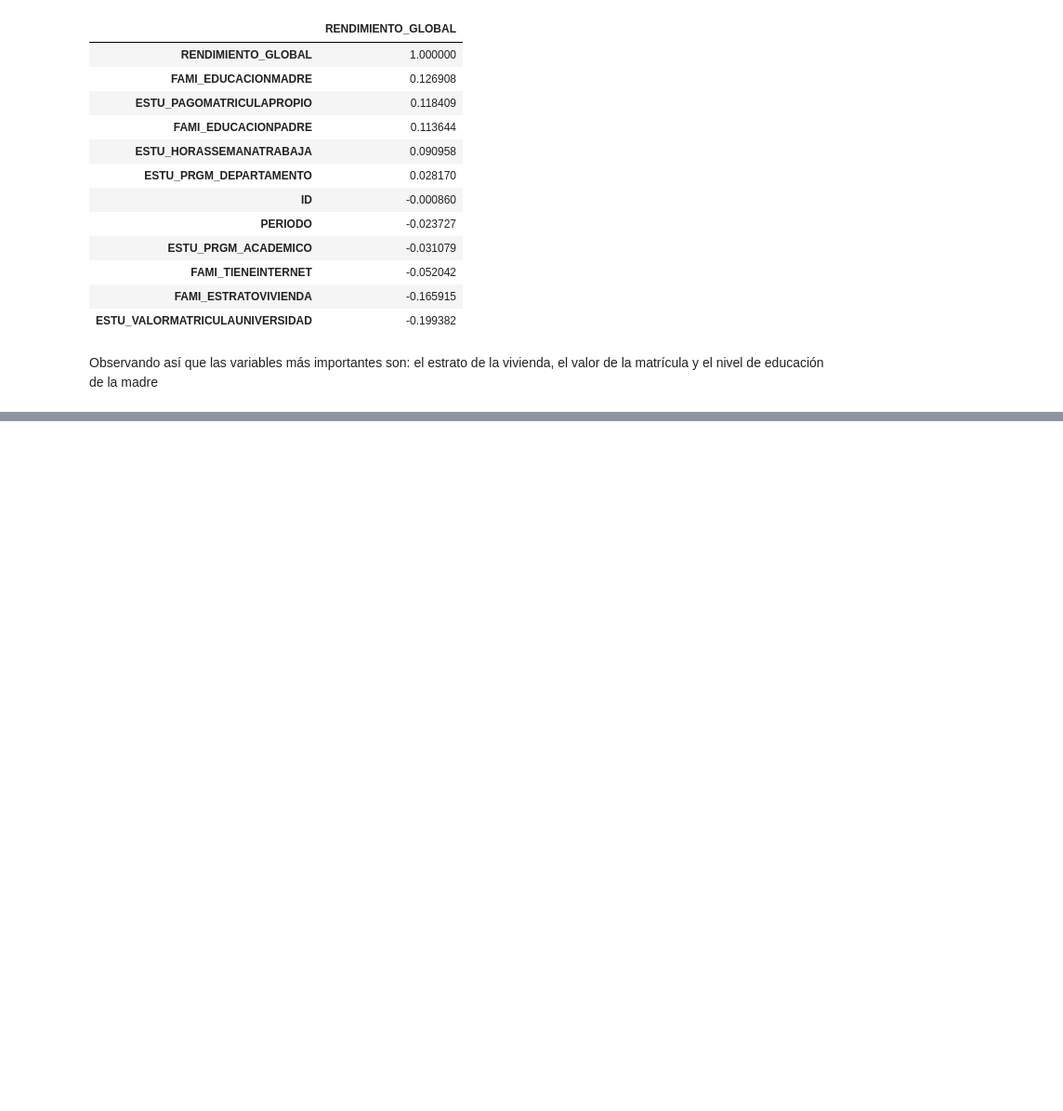
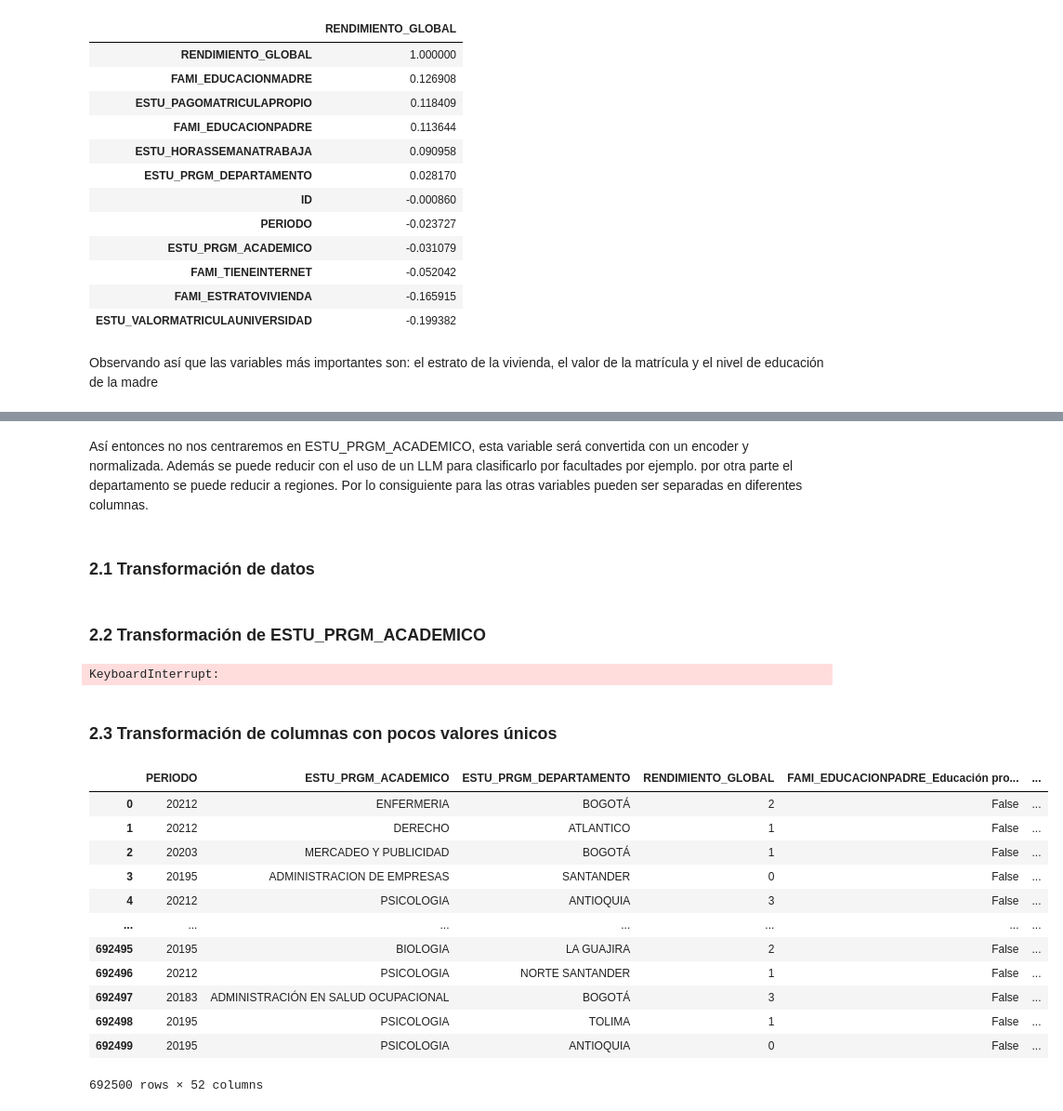
Before and after one commit to Astolfo2332/ICFES_pro_prediction, a Jupyter notebook: Final_proyect.ipynb, the cells around one changed output, grey strips where cells are left out. Shown at 93% size. Cells and saved outputs as stored; diff of their text form; code cells hidden in the pictures; blank space fills up the shorter version.

```diff
--- a/Final_proyect.ipynb
+++ b/Final_proyect.ipynb
@@ -297,0 +329,49 @@ Observando así que las variables más importantes son: el estrato de la viviend
+# %% [markdown]
+Así entonces no nos centraremos en ESTU_PRGM_ACADEMICO, esta variable será convertida con un encoder y normalizada. Además se puede reducir con el uso de un LLM para clasificarlo por facultades por ejemplo. por otra parte el departamento se puede reducir a regiones. Por lo consiguiente para las otras variables pueden ser separadas en diferentes columnas.
+# %% [markdown]
+### 2.1 Transformación de datos
+# %% [markdown]
+### 2.2 Transformación de ESTU_PRGM_ACADEMICO
+# %%
+from transformers import pipeline
+#Cargamos un modelo de clasificación de texto
+#La ventaja de usar pipeline es que no se requiere establecer el tokenizer
+classifier = pipeline("zero-shot-classification",
+                      model="facebook/bart-large-mnli")
+
+#Definimos las categorías
+
+categories = ["ciencias", "ingeniería", "arte", "salud", "economía", "derecho", "educación", "humanidades", "agropecuaria", "tecnología"]
+
+#Definimos una función que clasifica el texto
+def classify_text(text):
+    result = classifier(text, categories)
+    return result["labels"][0]
+
+#Aplicamos la función a la columna ESTU_PRGM_ACADEMICO
+df["ESTU_PRGM_ACADEMICO"] = df["ESTU_PRGM_ACADEMICO"].apply(classify_text)
+
+df["ESTU_PRGM_ACADEMICO"].value_counts()
+# %% [output]
+KeyboardInterrupt:
+# %% [markdown]
+### 2.3 Transformación de columnas con pocos valores únicos
+# %%
+df = df.drop(columns=["ID"])
+expand_col = unique_df[unique_df["Unique values"] < 13]["Column"].values
+df = pd.get_dummies(df, columns=expand_col)
+df
+# %% [output]
+|  | PERIODO | ESTU_PRGM_ACADEMICO | ESTU_PRGM_DEPARTAMENTO | RENDIMIENTO_GLOBAL | FAMI_EDUCACIONPADRE_Educación pro... | ... |
+| 0 | 20212 | ENFERMERIA | BOGOTÁ | 2 | False | ... |
+| 1 | 20212 | DERECHO | ATLANTICO | 1 | False | ... |
+| 2 | 20203 | MERCADEO Y PUBLICIDAD | BOGOTÁ | 1 | False | ... |
+| 3 | 20195 | ADMINISTRACION DE EMPRESAS | SANTANDER | 0 | False | ... |
+| 4 | 20212 | PSICOLOGIA | ANTIOQUIA | 3 | False | ... |
+| ... | ... | ... | ... | ... | ... | ... |
+| 692495 | 20195 | BIOLOGIA | LA GUAJIRA | 2 | False | ... |
+| 692496 | 20212 | PSICOLOGIA | NORTE SANTANDER | 1 | False | ... |
+| 692497 | 20183 | ADMINISTRACIÓN EN SALUD OCUPACIONAL | BOGOTÁ | 3 | False | ... |
+| 692498 | 20195 | PSICOLOGIA | TOLIMA | 1 | False | ... |
+| 692499 | 20195 | PSICOLOGIA | ANTIOQUIA | 0 | False | ... |
+692500 rows × 52 columns
```
Also changed, not shown: parts of 9 cells of this notebook.
